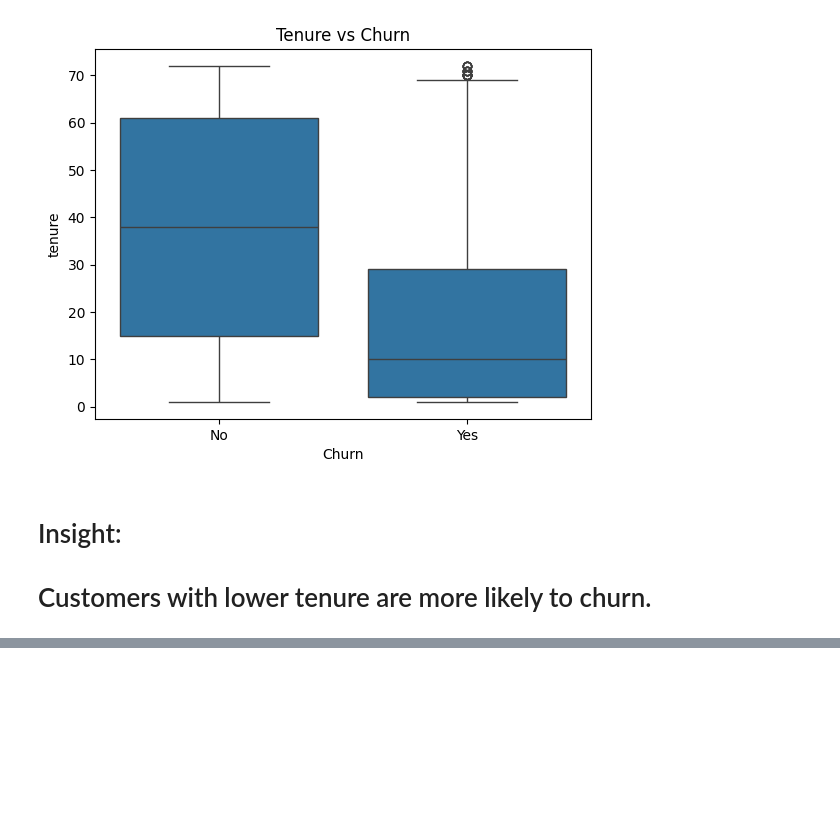
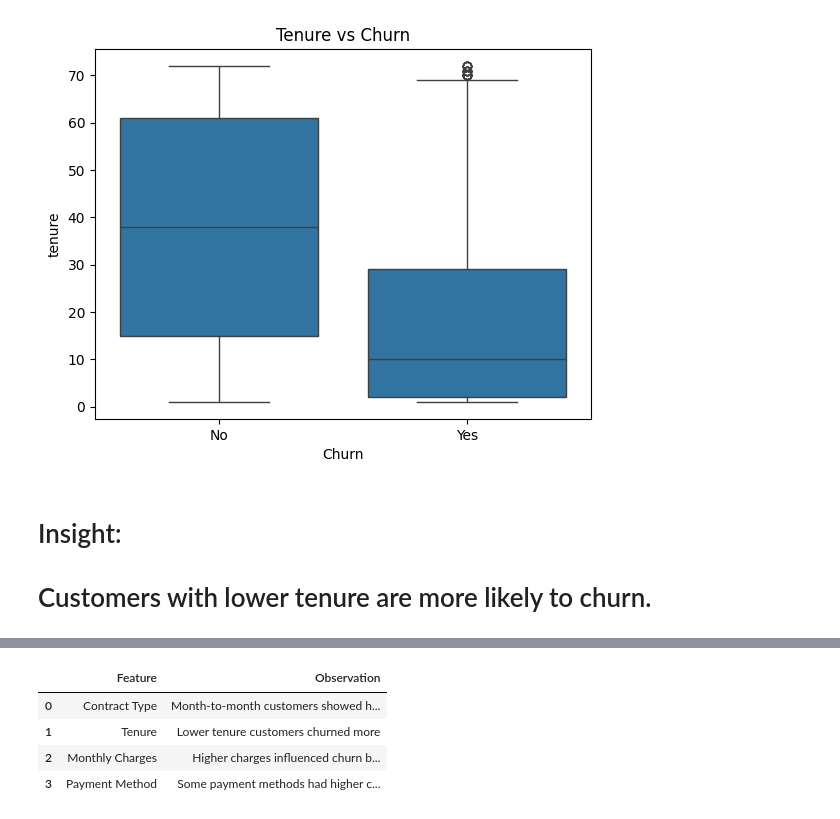
Before and after one commit to Tejaswini-Manjula/Customer-Churn-Prediction, a Jupyter notebook: notebooks/EDA_Visualization.ipynb, the cells around one changed output, grey strips where cells are left out. Cells and saved outputs as stored; diff of their text form; code cells hidden in the pictures; blank space fills up the shorter version.

```diff
--- a/notebooks/EDA_Visualization.ipynb
+++ b/notebooks/EDA_Visualization.ipynb
@@ -148,0 +157,25 @@ plt.show()
+# %%
+import pandas as pd
+
+summary = pd.DataFrame({
+    "Feature": [
+        "Contract Type",
+        "Tenure",
+        "Monthly Charges",
+        "Payment Method"
+    ],
+    "Observation": [
+        "Month-to-month customers showed higher churn",
+        "Lower tenure customers churned more",
+        "Higher charges influenced churn behavior",
+        "Some payment methods had higher churn"
+    ]
+})
+
+summary
+# %% [output]
+|  | Feature | Observation |
+| 0 | Contract Type | Month-to-month customers showed h... |
+| 1 | Tenure | Lower tenure customers churned more |
+| 2 | Monthly Charges | Higher charges influenced churn b... |
+| 3 | Payment Method | Some payment methods had higher c... |
```
Also changed, not shown: parts of 2 cells of this notebook.
